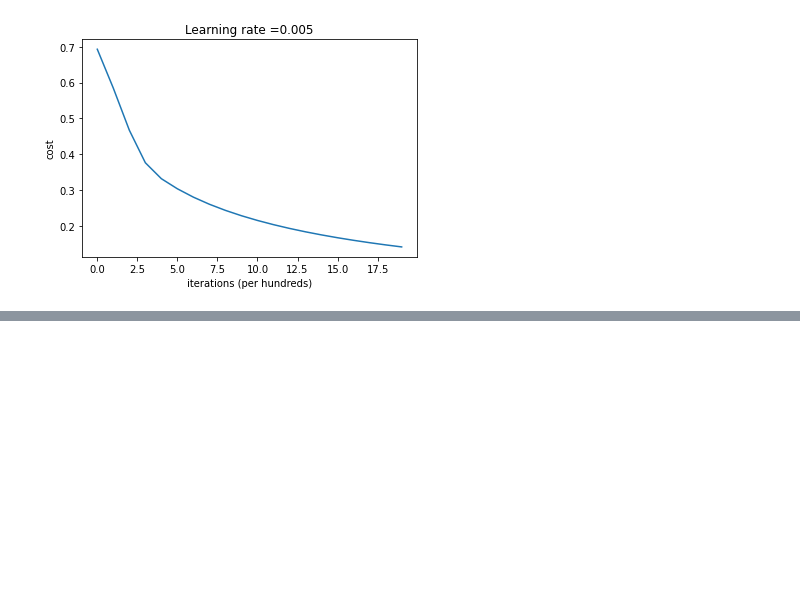
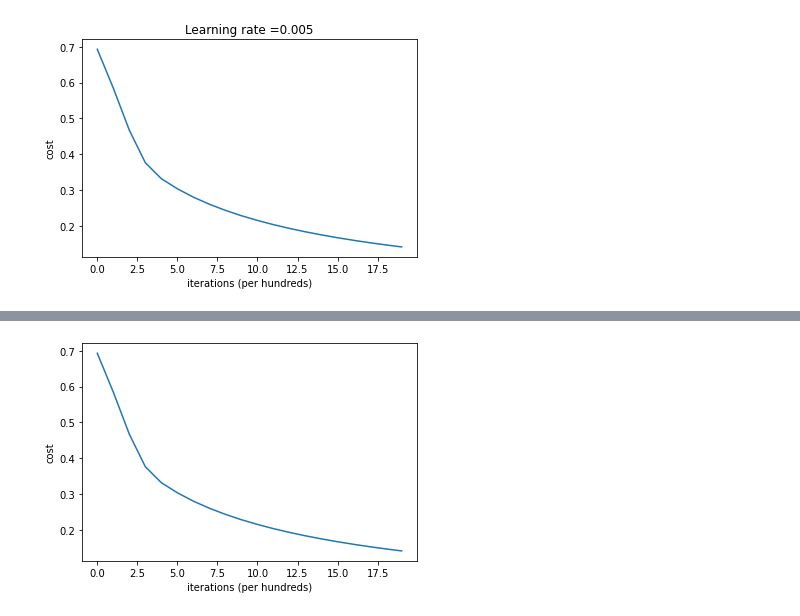
Before and after one commit to ThomasFavrel/Simple_Neural_Net, a Jupyter notebook: NN_Numpy.ipynb, the cells around one changed output, grey strips where cells are left out. Saved outputs shown, nothing was run; the diff lists cells and outputs as text; code cells hidden in the pictures; blank space fills up the shorter version.

```diff
--- a/NN_Numpy.ipynb
+++ b/NN_Numpy.ipynb
@@ -310,0 +391,4 @@ plt.show()
+# %%
+mod = Log_Reg_NN(train_set_x, train_set_y)
+# %%
+mod.train(num_iterations=2000, learning_rate=0.005, print_cost=True)
@@ -310,0 +416,4 @@ plt.show()
+# %%
+mod.plot_loss()
+# %% [output]
+[figure, added]
```
Also changed, not shown: parts of 4 cells of this notebook.
